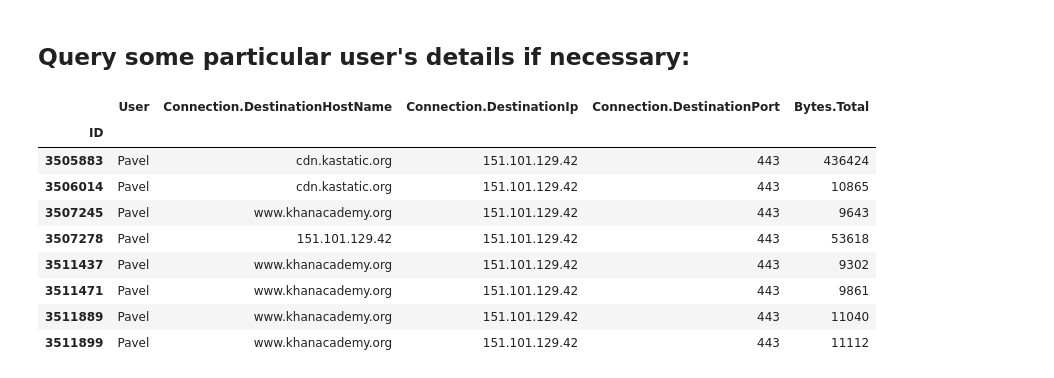
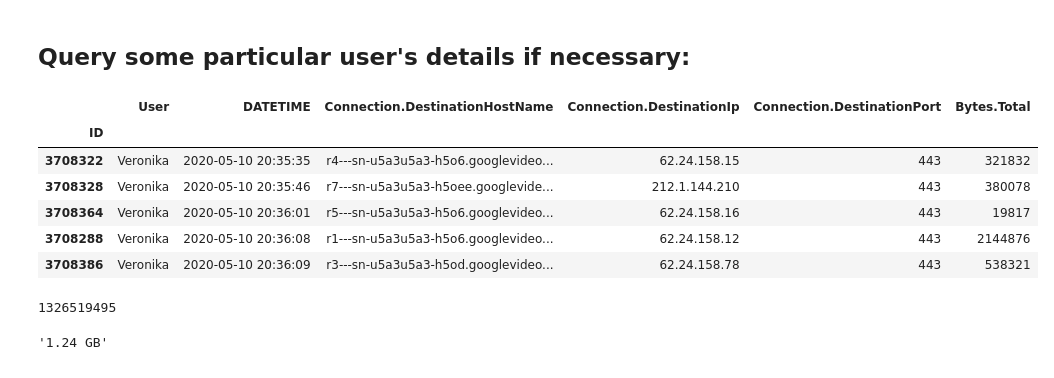
Before and after one commit to filkovsp/KerioLogParser, a Jupyter notebook: main.ipynb, the cells around one changed output. Drawn from its saved outputs; the diff is of its cells as text; code cells hidden in the pictures.

```diff
--- a/main.ipynb
+++ b/main.ipynb
@@ -130,16 +152,31 @@ plt.show()
 # %% [markdown]
 ## Query some particular user's details if necessary:
 # %%
-df.query('`User` == "Pavel" and `Connection.DestinationIp` == "151.101.129.42"')\
-    [["User", "Connection.DestinationHostName", "Connection.DestinationIp", "Connection.DestinationPort", "Bytes.Total"]]
+df.query('`User` == "Veronika" and `Connection.DestinationIp` == "151.101.129.42"')[[
+        "User",
+        "Connection.DestinationHostName", "Connection.DestinationIp", "Connection.DestinationPort",
+        "Bytes.Total"]]
-# %% [output]
-|  | User | Connection.DestinationHostName | Connection.DestinationIp | Connection.DestinationPort | Bytes.Total |
-| ID |  |  |  |  |  |
-| 3505883 | Pavel | cdn.kastatic.org | 151.101.129.42 | 443 | 436424 |
-| 3506014 | Pavel | cdn.kastatic.org | 151.101.129.42 | 443 | 10865 |
-| 3507245 | Pavel | www.khanacademy.org | 151.101.129.42 | 443 | 9643 |
-| 3507278 | Pavel | 151.101.129.42 | 151.101.129.42 | 443 | 53618 |
-| 3511437 | Pavel | www.khanacademy.org | 151.101.129.42 | 443 | 9302 |
-| 3511471 | Pavel | www.khanacademy.org | 151.101.129.42 | 443 | 9861 |
-| 3511889 | Pavel | www.khanacademy.org | 151.101.129.42 | 443 | 11040 |
-| 3511899 | Pavel | www.khanacademy.org | 151.101.129.42 | 443 | 11112 |
+# %%
+user_traffic = df.query('`User` == "Veronika" and `Connection.DestinationHostName`.str.contains("googlevideo.com")')[[
+        "User", "DATETIME",
+        "Connection.DestinationHostName", "Connection.DestinationIp", "Connection.DestinationPort",
+        "Bytes.Total"]]
+# %%
+# user_traffic.head()
+user_traffic.tail()
+# %% [output]
+|  | User | DATETIME | Connection.DestinationHostName | Connection.DestinationIp | Connection.DestinationPort | Bytes.Total |
+| ID |  |  |  |  |  |  |
+| 3708322 | Veronika | 2020-05-10 20:35:35 | r4---sn-u5a3u5a3-h5o6.googlevideo... | 62.24.158.15 | 443 | 321832 |
+| 3708328 | Veronika | 2020-05-10 20:35:46 | r7---sn-u5a3u5a3-h5oee.googlevide... | 212.1.144.210 | 443 | 380078 |
+| 3708364 | Veronika | 2020-05-10 20:36:01 | r5---sn-u5a3u5a3-h5o6.googlevideo... | 62.24.158.16 | 443 | 19817 |
+| 3708288 | Veronika | 2020-05-10 20:36:08 | r1---sn-u5a3u5a3-h5o6.googlevideo... | 62.24.158.12 | 443 | 2144876 |
+| 3708386 | Veronika | 2020-05-10 20:36:09 | r3---sn-u5a3u5a3-h5od.googlevideo... | 62.24.158.78 | 443 | 538321 |
+# %%
+user_traffic.groupby(["User"]).agg(np.sum)["Bytes.Total"].values[0]
+# %% [output]
+1326519495
+# %%
+BiteSize.transform(1326519495)
+# %% [output]
+'1.24 GB'
```
Also changed, not shown: parts of 6 cells of this notebook.
